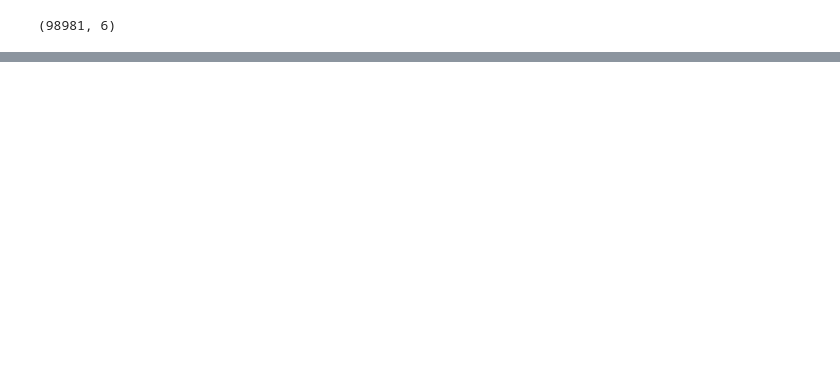
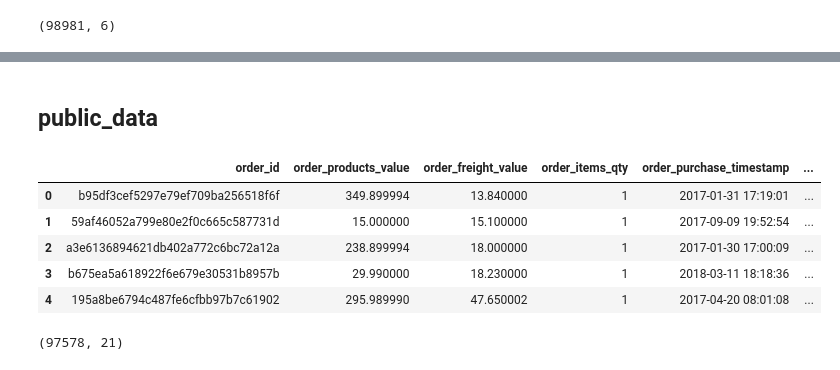
Before and after one commit to ViacheslavTimofeev/Olist_v5_churn_prediction, a Jupyter notebook: olist-ml-churn-prediction/notebooks/preprocessing/merging.ipynb, the cells around one changed output, grey strips where cells are left out. Drawn from its saved outputs; the diff is of its cells as text; code cells hidden in the pictures; blank space fills up the shorter version.

```diff
--- a/olist-ml-churn-prediction/notebooks/preprocessing/merging.ipynb
+++ b/olist-ml-churn-prediction/notebooks/preprocessing/merging.ipynb
@@ -180,0 +180,2 @@ print(merged_table.head())
+# %% [markdown]
+## public_data
@@ -180,0 +196,11 @@ print(merged_table.head())
+# %%
+display(public_data.head())
+print(public_data.shape)
+# %% [output]
+|  | order_id | order_products_value | order_freight_value | order_items_qty | order_purchase_timestamp | ... |
+| 0 | b95df3cef5297e79ef709ba256518f6f | 349.899994 | 13.840000 | 1 | 2017-01-31 17:19:01 | ... |
+| 1 | 59af46052a799e80e2f0c665c587731d | 15.000000 | 15.100000 | 1 | 2017-09-09 19:52:54 | ... |
+| 2 | a3e6136894621db402a772c6bc72a12a | 238.899994 | 18.000000 | 1 | 2017-01-30 17:00:09 | ... |
+| 3 | b675ea5a618922f6e679e30531b8957b | 29.990000 | 18.230000 | 1 | 2018-03-11 18:18:36 | ... |
+| 4 | 195a8be6794c487fe6cfbb97b7c61902 | 295.989990 | 47.650002 | 1 | 2017-04-20 08:01:08 | ... |
+(97578, 21)
```
Also changed, not shown: parts of 55 cells of this notebook, 6 other files.
